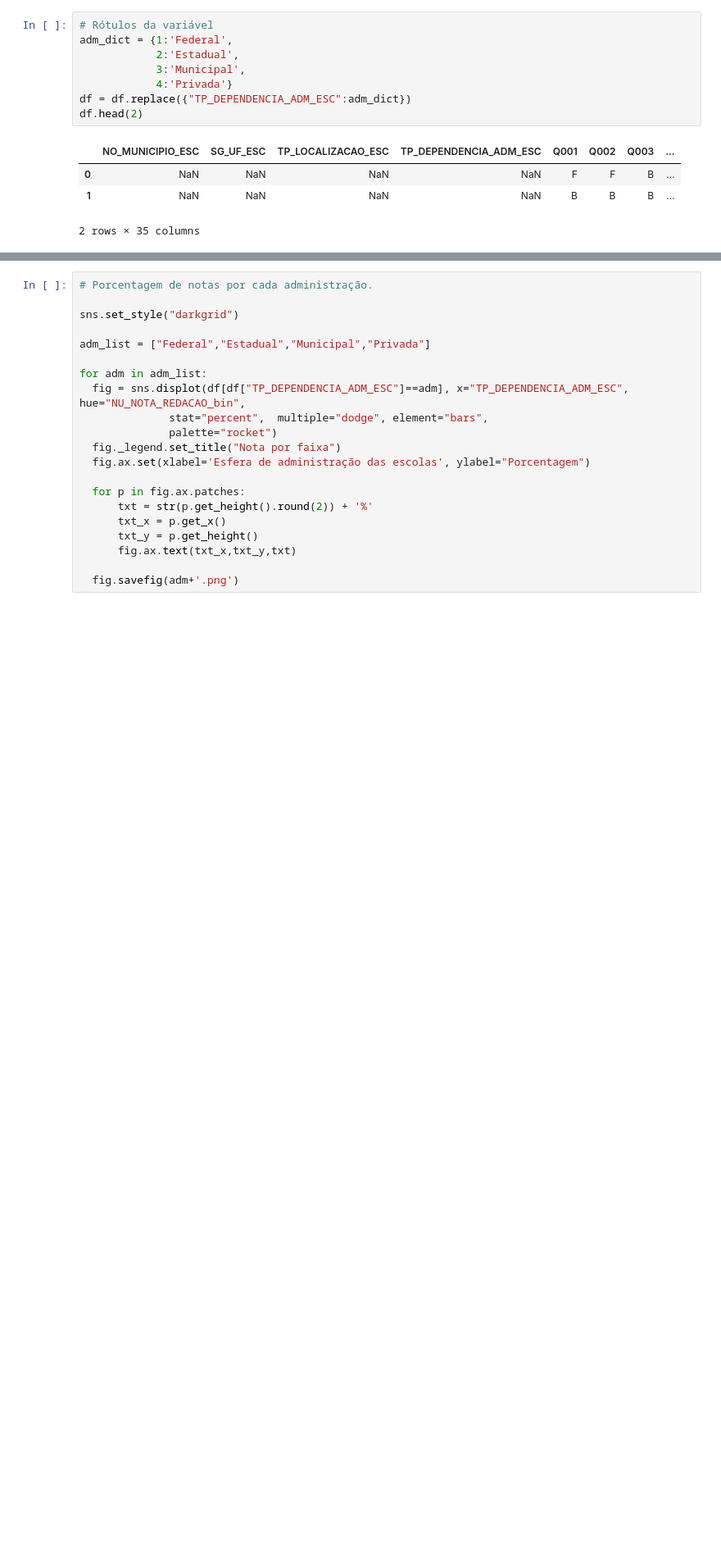
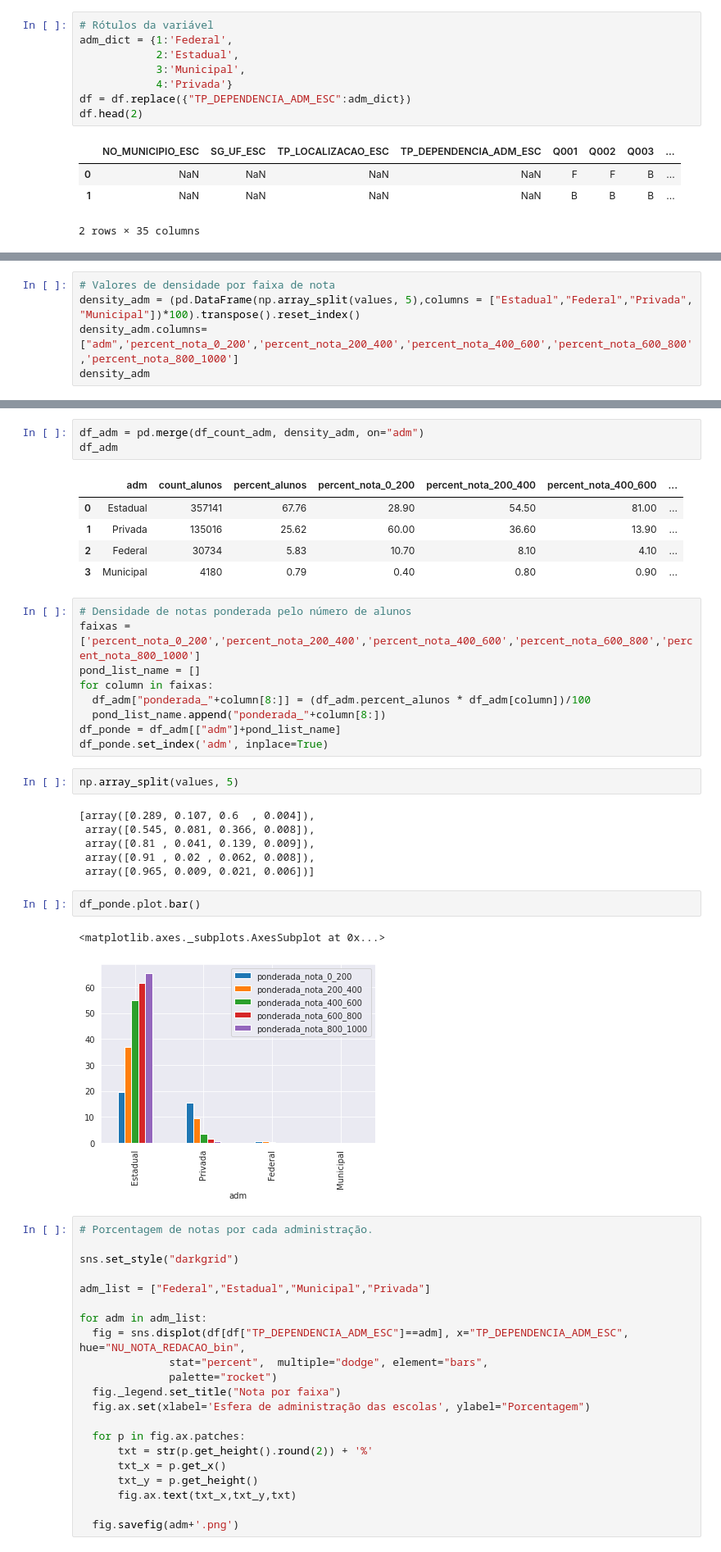
Before and after one commit to anasampa/data_analysis_enem, a Jupyter notebook: enem.ipynb, the cells around one changed output, grey strips where cells are left out. Shown at 82% size. Cells and saved outputs as stored; diff of their text form; blank space fills up the shorter version.

```diff
--- a/enem.ipynb
+++ b/enem.ipynb
@@ -165,0 +187,5 @@ fig.set(xlabel='Esfera de administração das escolas', ylabel="Densidade")
+# %%
+# Valores de densidade por faixa de nota
+density_adm = (pd.DataFrame(np.array_split(values, 5),columns = ["Estadual","Federal","Privada", "Municipal"])*100).transpose().reset_index()
+density_adm.columns=["adm",'percent_nota_0_200','percent_nota_200_400','percent_nota_400_600','percent_nota_600_800','percent_nota_800_1000']
+density_adm
@@ -166,3 +198,34 @@ fig.set(xlabel='Esfera de administração das escolas', ylabel="Densidade")
+# %%
+df_adm = pd.merge(df_count_adm, density_adm, on="adm")
+df_adm
+# %% [output]
+|  | adm | count_alunos | percent_alunos | percent_nota_0_200 | percent_nota_200_400 | percent_nota_400_600 | ... |
+| 0 | Estadual | 357141 | 67.76 | 28.90 | 54.50 | 81.00 | ... |
+| 1 | Privada | 135016 | 25.62 | 60.00 | 36.60 | 13.90 | ... |
+| 2 | Federal | 30734 | 5.83 | 10.70 | 8.10 | 4.10 | ... |
+| 3 | Municipal | 4180 | 0.79 | 0.40 | 0.80 | 0.90 | ... |
+# %%
+# Densidade de notas ponderada pelo número de alunos
+faixas = ['percent_nota_0_200','percent_nota_200_400','percent_nota_400_600','percent_nota_600_800','percent_nota_800_1000']
+pond_list_name = []
+for column in faixas:
+  df_adm["ponderada_"+column[8:]] = (df_adm.percent_alunos * df_adm[column])/100
+  pond_list_name.append("ponderada_"+column[8:])
+df_ponde = df_adm[["adm"]+pond_list_name]
+df_ponde.set_index('adm', inplace=True)
+# %%
+np.array_split(values, 5)
+# %% [output]
+[array([0.289, 0.107, 0.6  , 0.004]),
+ array([0.545, 0.081, 0.366, 0.008]),
+ array([0.81 , 0.041, 0.139, 0.009]),
+ array([0.91 , 0.02 , 0.062, 0.008]),
+ array([0.965, 0.009, 0.021, 0.006])]
+# %%
+df_ponde.plot.bar()
+# %% [output]
+<matplotlib.axes._subplots.AxesSubplot at 0x...>
+[figure, added]
 # %%
 # Porcentagem de notas por cada administração.
 
```
Also changed, not shown: parts of 9 cells of this notebook.
